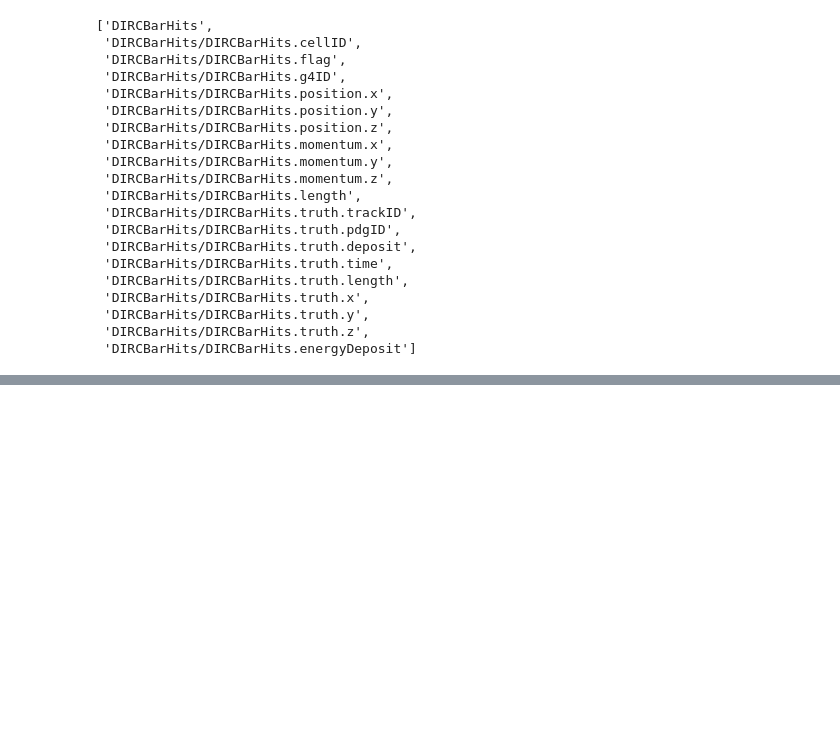
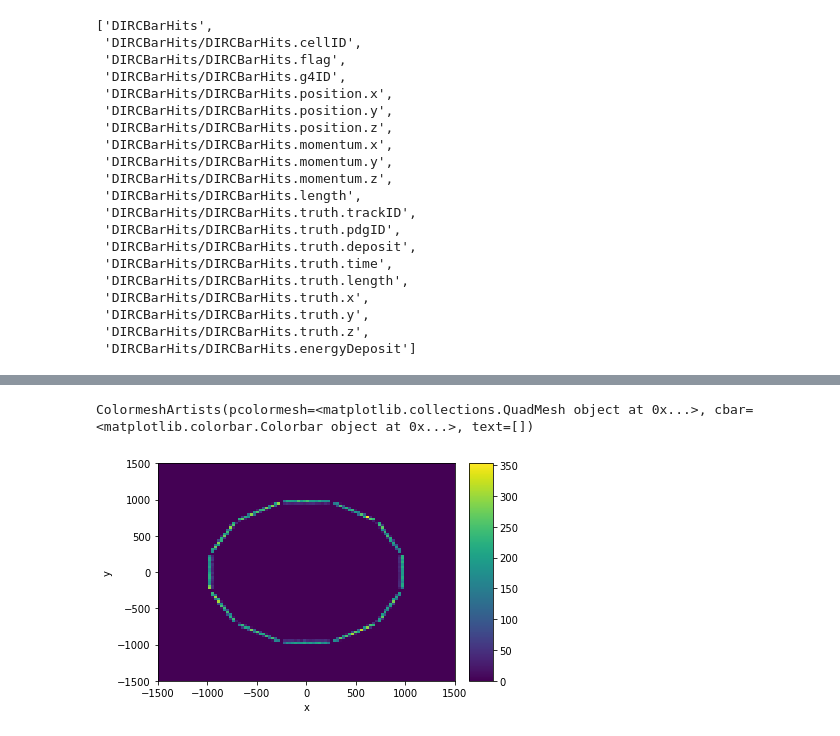
Before and after one commit to DraTeots/eic_ai_pid, a Jupyter notebook: file_open.ipynb, the cells around one changed output, grey strips where cells are left out. Saved outputs shown, nothing was run; the diff lists cells and outputs as text; code cells hidden in the pictures; blank space fills up the shorter version.

```diff
--- a/file_open.ipynb
+++ b/file_open.ipynb
@@ -87,0 +124,28 @@ hist = Hist(
+# %%
+import hist
+from hist import Hist
+
+# Get data
+points_x = tree['DIRCBarHits/DIRCBarHits.position.x'].array()
+points_y = tree['DIRCBarHits/DIRCBarHits.position.y'].array()
+
+# Flatten it!
+points_x = ak.flatten(points_x)
+points_y = ak.flatten(points_y)
+
+
+# Build the histogram
+hist = Hist(
+    hist.axis.Regular(bins=100, start=-1500, stop=1500, name="x"),
+    hist.axis.Regular(bins=100, start=-1500, stop=1500, name="y"),)
+
+hist.fill(points_x, points_y)
+hist.plot2d()
+# hist = Hist(
+#     hist.axis.Regular(10, 0, 1, name="x"),
+#     hist.axis.Regular(10, 0, 1, name="y"),
+#     hist.axis.Regular(10, 0, 1, name="z"),
+# )
+# %% [output]
+ColormeshArtists(pcolormesh=<matplotlib.collections.QuadMesh object at 0x...>, cbar=<matplotlib.colorbar.Colorbar object at 0x...>, text=[])
+[figure, added]
```
Also changed, not shown: parts of 7 cells of this notebook, 2 other files.
